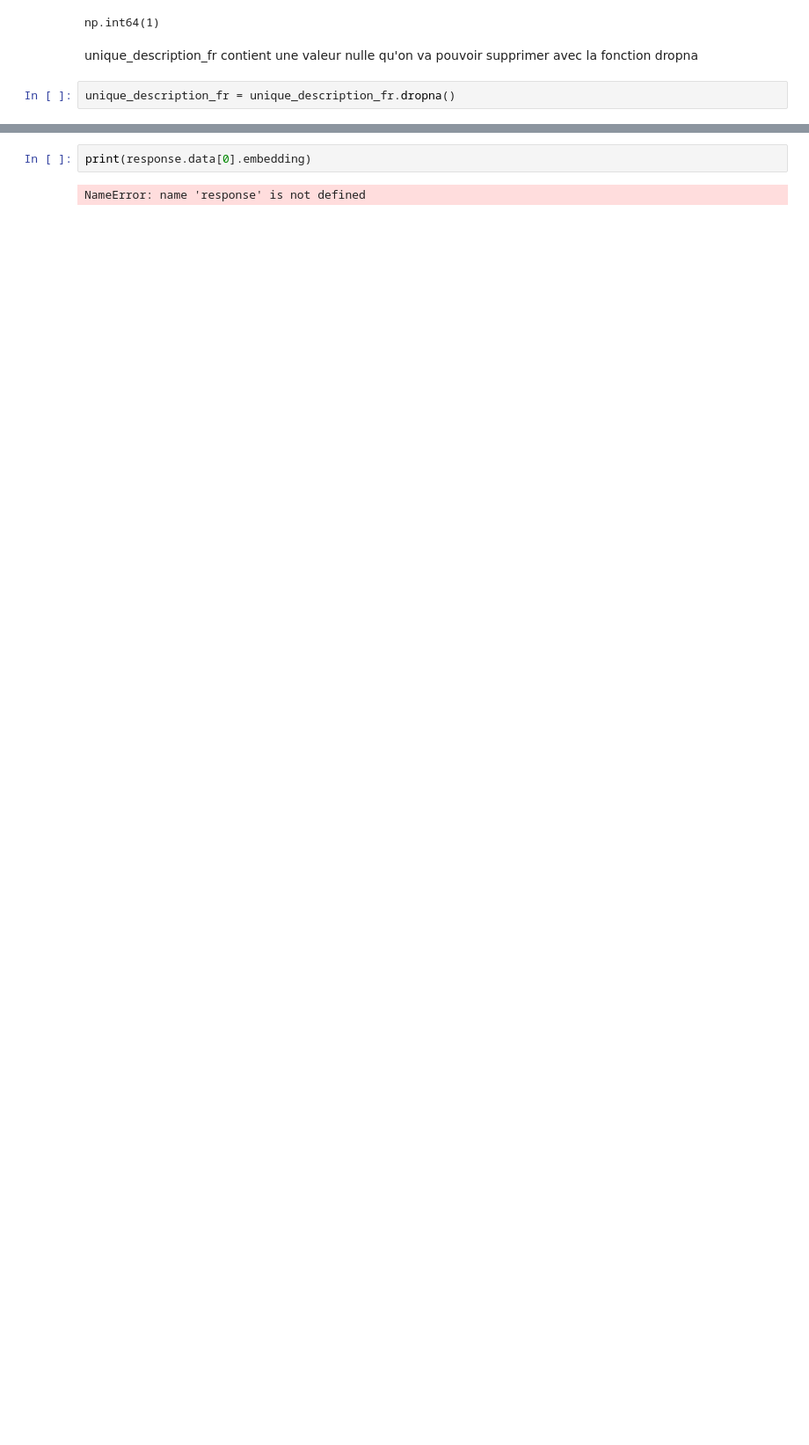
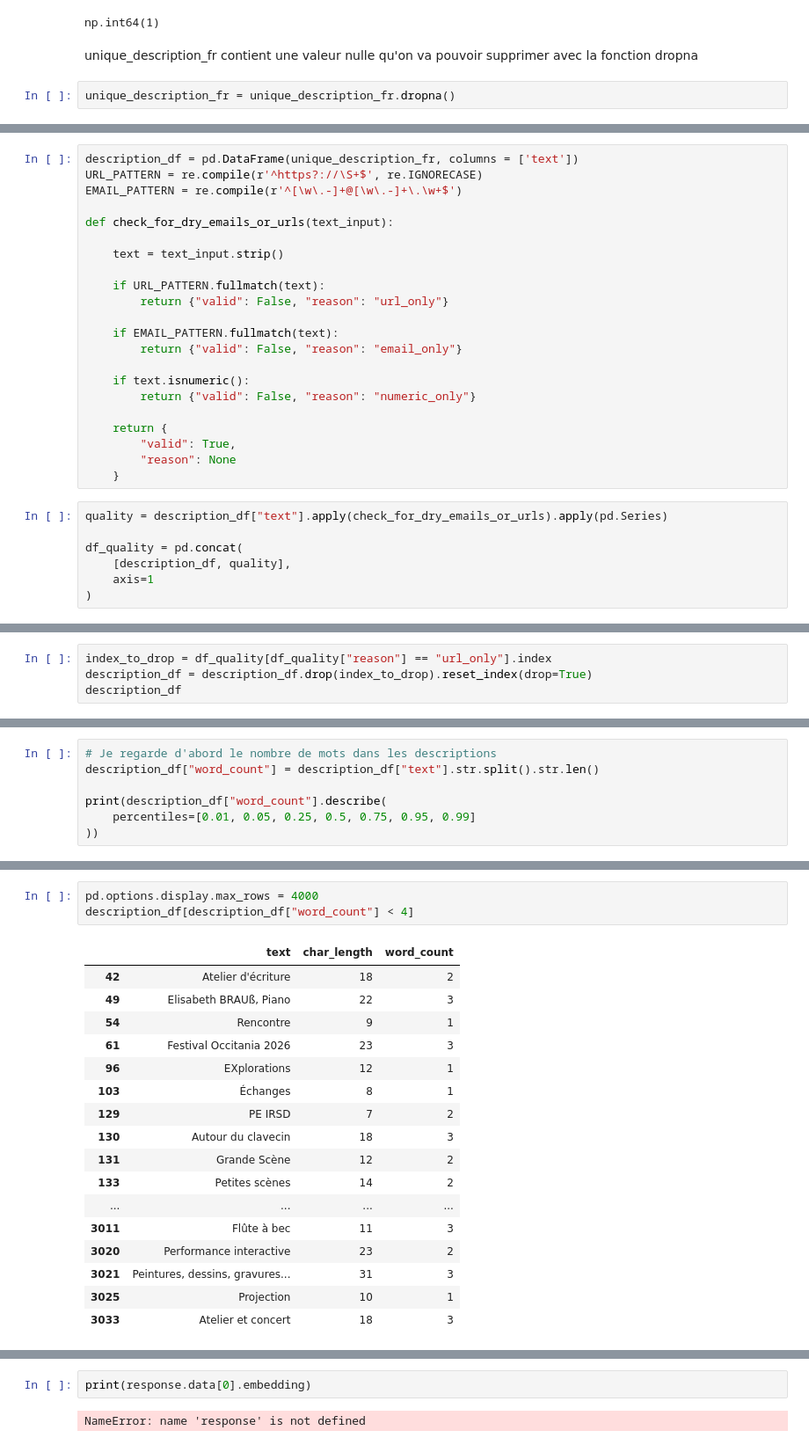
Before and after one commit to JPoitreau/oc-projet-9, a Jupyter notebook: src/notebooks/draft-and-exploration.ipynb, the cells around one changed output, grey strips where cells are left out. Shown at 88% size. Cells and saved outputs as stored; diff of their text form; blank space fills up the shorter version.

```diff
--- a/src/notebooks/draft-and-exploration.ipynb
+++ b/src/notebooks/draft-and-exploration.ipynb
@@ -52,0 +65,29 @@ unique_description_fr = unique_description_fr.dropna()
+# %%
+description_df = pd.DataFrame(unique_description_fr, columns = ['text'])
+URL_PATTERN = re.compile(r'^https?://\S+$', re.IGNORECASE)
+EMAIL_PATTERN = re.compile(r'^[\w\.-]+@[\w\.-]+\.\w+$')
+
+def check_for_dry_emails_or_urls(text_input):
+
+    text = text_input.strip()
+
+    if URL_PATTERN.fullmatch(text):
+        return {"valid": False, "reason": "url_only"}
+
+    if EMAIL_PATTERN.fullmatch(text):
+        return {"valid": False, "reason": "email_only"}
+
+    if text.isnumeric():
+        return {"valid": False, "reason": "numeric_only"}
+
+    return {
+        "valid": True,
+        "reason": None
+    }
+# %%
+quality = description_df["text"].apply(check_for_dry_emails_or_urls).apply(pd.Series)
+
+df_quality = pd.concat(
+    [description_df, quality],
+    axis=1
+)
@@ -52,0 +103,4 @@ unique_description_fr = unique_description_fr.dropna()
+# %%
+index_to_drop = df_quality[df_quality["reason"] == "url_only"].index
+description_df = description_df.drop(index_to_drop).reset_index(drop=True)
+description_df
@@ -52,0 +123,7 @@ unique_description_fr = unique_description_fr.dropna()
+# %%
+# Je regarde d'abord le nombre de mots dans les descriptions
+description_df["word_count"] = description_df["text"].str.split().str.len()
+
+print(description_df["word_count"].describe(
+    percentiles=[0.01, 0.05, 0.25, 0.5, 0.75, 0.95, 0.99]
+))
@@ -52,0 +146,21 @@ unique_description_fr = unique_description_fr.dropna()
+# %%
+pd.options.display.max_rows = 4000
+description_df[description_df["word_count"] < 4]
+# %% [output]
+|  | text | char_length | word_count |
+| 42 | Atelier d'écriture | 18 | 2 |
+| 49 | Elisabeth BRAUß, Piano | 22 | 3 |
+| 54 | Rencontre | 9 | 1 |
+| 61 | Festival Occitania 2026 | 23 | 3 |
+| 96 | EXplorations | 12 | 1 |
+| 103 | Échanges | 8 | 1 |
+| 129 | PE IRSD | 7 | 2 |
+| 130 | Autour du clavecin | 18 | 3 |
+| 131 | Grande Scène | 12 | 2 |
+| 133 | Petites scènes | 14 | 2 |
+| ... | ... | ... | ... |
+| 3011 | Flûte à bec | 11 | 3 |
+| 3020 | Performance interactive | 23 | 2 |
+| 3021 | Peintures, dessins, gravures... | 31 | 3 |
+| 3025 | Projection | 10 | 1 |
+| 3033 | Atelier et concert | 18 | 3 |
```
Also changed, not shown: parts of 32 cells of this notebook, 4 other files.
